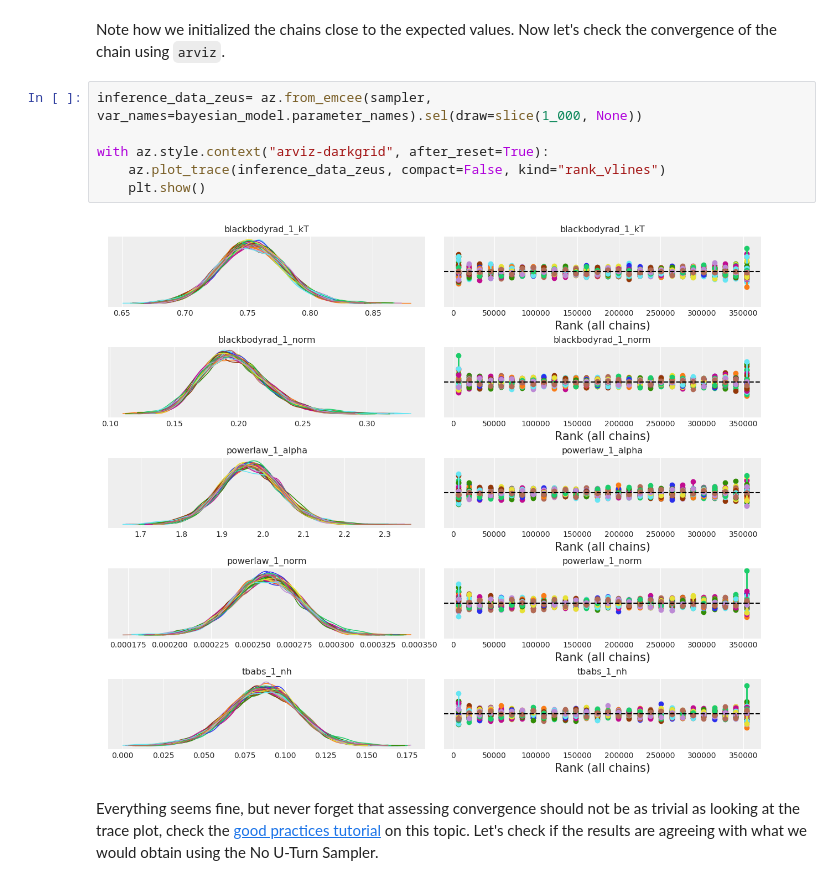
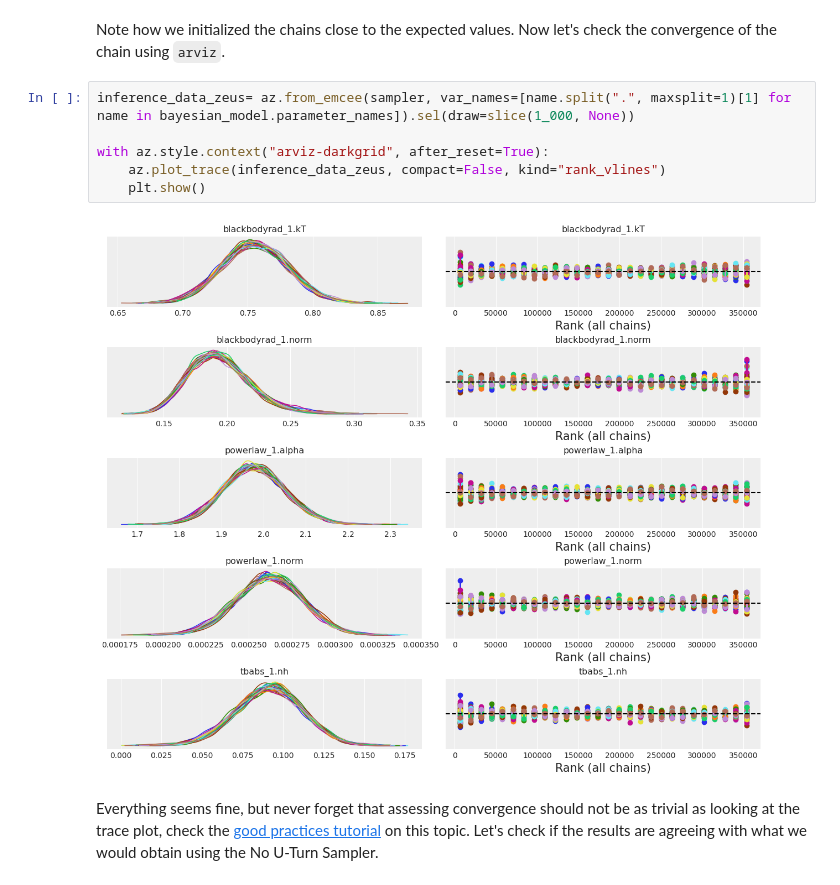
Before and after one commit to ckazantsev/jaxspec, a Jupyter notebook: docs/examples/external_samplers.ipynb, the cells around one changed output. Cells and saved outputs as stored; diff of their text form.

```diff
--- a/docs/examples/external_samplers.ipynb
+++ b/docs/examples/external_samplers.ipynb
@@ -66,13 +66,13 @@ Initialising ensemble of 40 walkers...
 # %% [markdown]
 Note how we initialized the chains close to the expected values. Now let's check the convergence of the chain using `arviz`.
 # %%
-inference_data_zeus= az.from_emcee(sampler, var_names=bayesian_model.parameter_names).sel(draw=slice(1_000, None))
+inference_data_zeus= az.from_emcee(sampler, var_names=[name.split(".", maxsplit=1)[1] for name in bayesian_model.parameter_names]).sel(draw=slice(1_000, None))
 
 with az.style.context("arviz-darkgrid", after_reset=True):
     az.plot_trace(inference_data_zeus, compact=False, kind="rank_vlines")
     plt.show()
 # %% [output]
-[figure, old version]
+[figure, new version]
 # %% [markdown]
 Everything seems fine, but never forget that assessing convergence should not be as trivial as looking at the trace plot, check the [good practices tutorial](/examples/work_with_arviz/) on this topic. Let's check if the results are agreeing with what we would obtain using the No U-Turn Sampler.
 # %%
```
Also changed, not shown: parts of 1 cell of this notebook, 8 other files.
